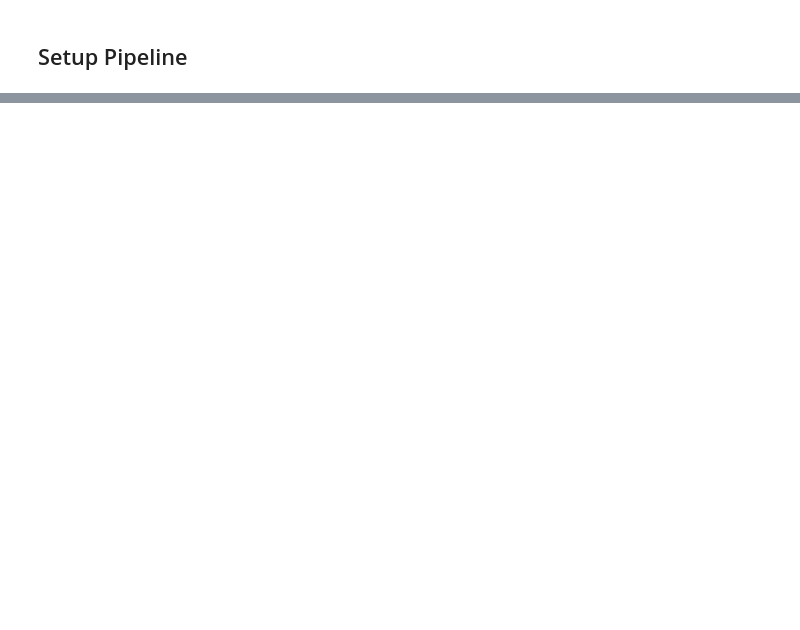
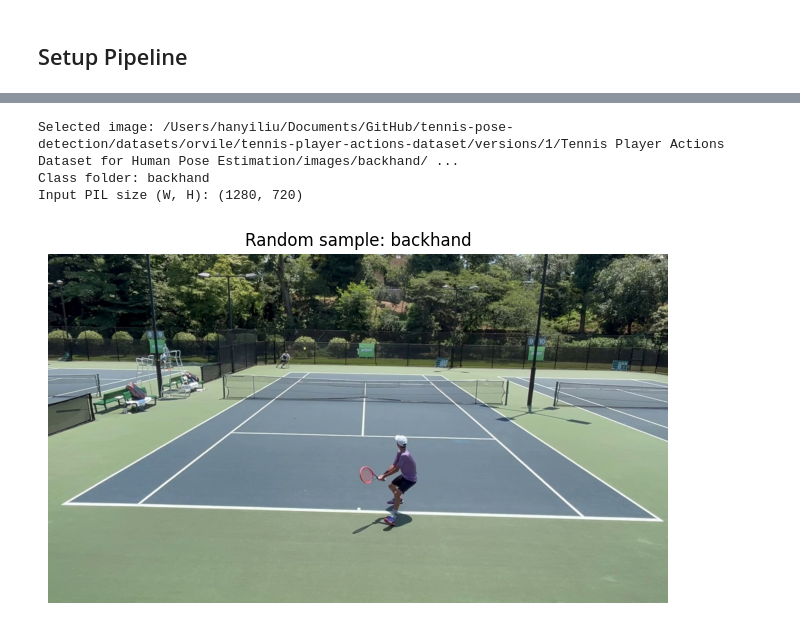
Before and after one commit to hanyiliu/tennis-pose-detection, a Jupyter notebook: notebooks/inference/inference.ipynb, the cells around one changed output, grey strips where cells are left out. Drawn from its saved outputs; the diff is of its cells as text; code cells hidden in the pictures; blank space fills up the shorter version.

```diff
--- a/notebooks/inference/inference.ipynb
+++ b/notebooks/inference/inference.ipynb
@@ -38,0 +98,17 @@ Since we're loading these weights into each model, we use state dictionaries to
+# %%
+bbox_export_path = EXPORT_DIR / "bbox_best.pt"
+keypoint_export_path = EXPORT_DIR / "keypoint_best_state_dict.pt"
+pose_export_path = EXPORT_DIR / "pose_best.pt"
+
+required_exports = [bbox_export_path, keypoint_export_path, pose_export_path]
+missing_exports = [str(path) for path in required_exports if not path.exists()]
+
+if missing_exports:
+    raise FileNotFoundError(
+        "Missing required export artifacts (exports-only mode):\n"
+        + "\n".join(f"- {path}" for path in missing_exports)
+    )
+
+print("All required export artifacts found:")
+for path in required_exports:
+    print(f"- {path}")
@@ -48,0 +263,19 @@ Since we're loading these weights into each model, we use state dictionaries to
+# %%
+sample_path, sample_class = pick_random_image(IMAGES_ROOT, CLASS_NAMES)
+pil_image = Image.open(sample_path).convert("RGB")
+img_w, img_h = pil_image.size
+
+print("Selected image:", sample_path)
+print("Class folder:", sample_class)
+print("Input PIL size (W, H):", (img_w, img_h))
+
+plt.figure(figsize=(8, 5))
+plt.imshow(pil_image)
+plt.title(f"Random sample: {sample_class}")
+plt.axis("off")
+plt.show()
+# %% [output]
+Selected image: /Users/hanyiliu/Documents/GitHub/tennis-pose-detection/datasets/orvile/tennis-player-actions-dataset/versions/1/Tennis Player Actions Dataset for Human Pose Estimation/images/backhand/ ...
+Class folder: backhand
+Input PIL size (W, H): (1280, 720)
+[figure, added]
```
Also changed, not shown: parts of 13 cells of this notebook, 1 other file.
